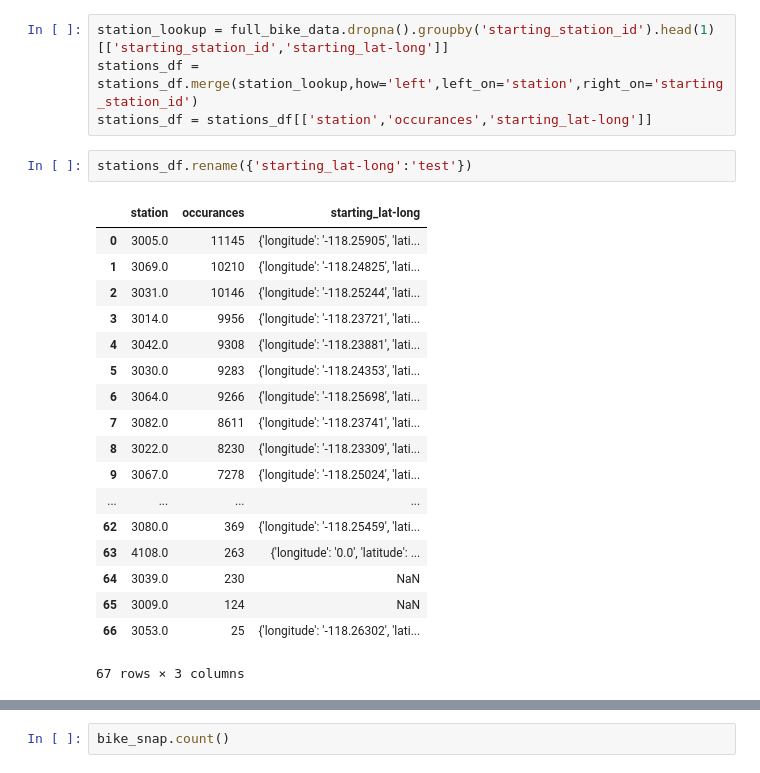
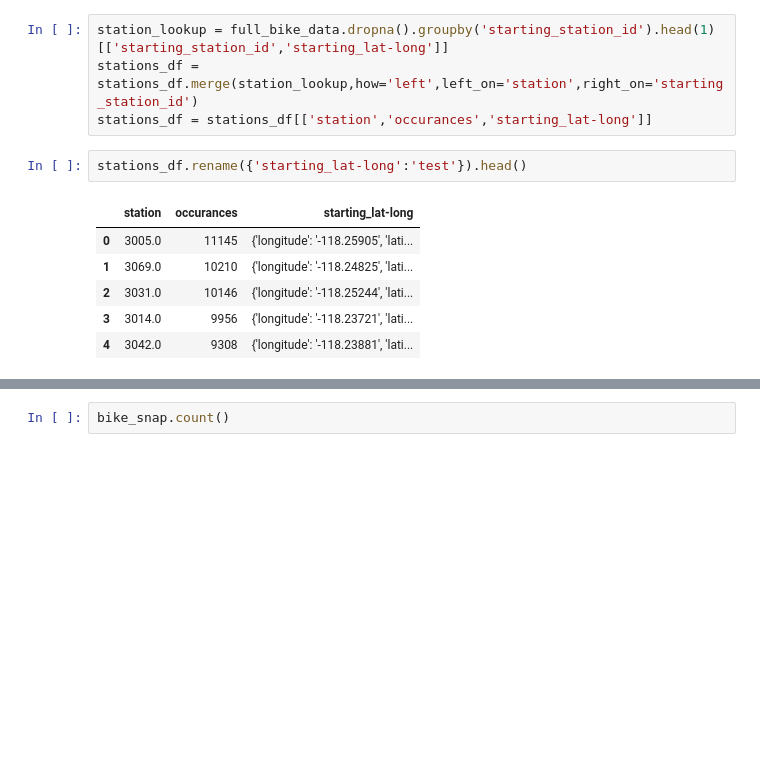
Before and after one commit to rpm4real/la-bike-data-analysis, a Jupyter notebook: Bike-weardown.ipynb, the cells around one changed output, grey strips where cells are left out. Drawn from its saved outputs; the diff is of its cells as text; blank space fills up the shorter version.

```diff
--- a/Bike-weardown.ipynb
+++ b/Bike-weardown.ipynb
@@ -147,25 +123,13 @@ station_lookup = full_bike_data.dropna().groupby('starting_station_id').head(1)[
 stations_df = stations_df.merge(station_lookup,how='left',left_on='station',right_on='starting_station_id')
 stations_df = stations_df[['station','occurances','starting_lat-long']]
 # %%
-stations_df.rename({'starting_lat-long':'test'})
+stations_df.rename({'starting_lat-long':'test'}).head()
 # %% [output]
 |  | station | occurances | starting_lat-long |
 | 0 | 3005.0 | 11145 | {'longitude': '-118.25905', 'lati... |
 | 1 | 3069.0 | 10210 | {'longitude': '-118.24825', 'lati... |
 | 2 | 3031.0 | 10146 | {'longitude': '-118.25244', 'lati... |
 | 3 | 3014.0 | 9956 | {'longitude': '-118.23721', 'lati... |
 | 4 | 3042.0 | 9308 | {'longitude': '-118.23881', 'lati... |
-| 5 | 3030.0 | 9283 | {'longitude': '-118.24353', 'lati... |
-| 6 | 3064.0 | 9266 | {'longitude': '-118.25698', 'lati... |
-| 7 | 3082.0 | 8611 | {'longitude': '-118.23741', 'lati... |
-| 8 | 3022.0 | 8230 | {'longitude': '-118.23309', 'lati... |
-| 9 | 3067.0 | 7278 | {'longitude': '-118.25024', 'lati... |
-| ... | ... | ... | ... |
-| 62 | 3080.0 | 369 | {'longitude': '-118.25459', 'lati... |
-| 63 | 4108.0 | 263 | {'longitude': '0.0', 'latitude': ... |
-| 64 | 3039.0 | 230 | NaN |
-| 65 | 3009.0 | 124 | NaN |
-| 66 | 3053.0 | 25 | {'longitude': '-118.26302', 'lati... |
-67 rows × 3 columns
 # %%
 bike_snap = full_bike_data[['Bike ID','Duration','Trip ID']]
```
Also changed, not shown: parts of 4 cells of this notebook.
